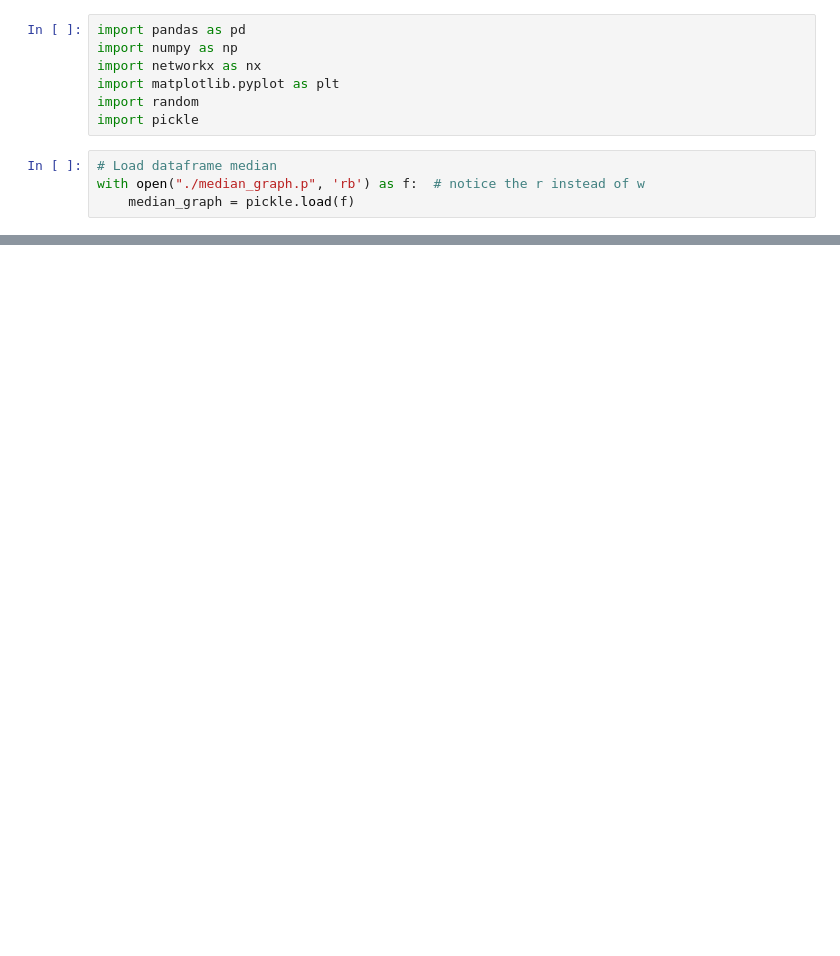
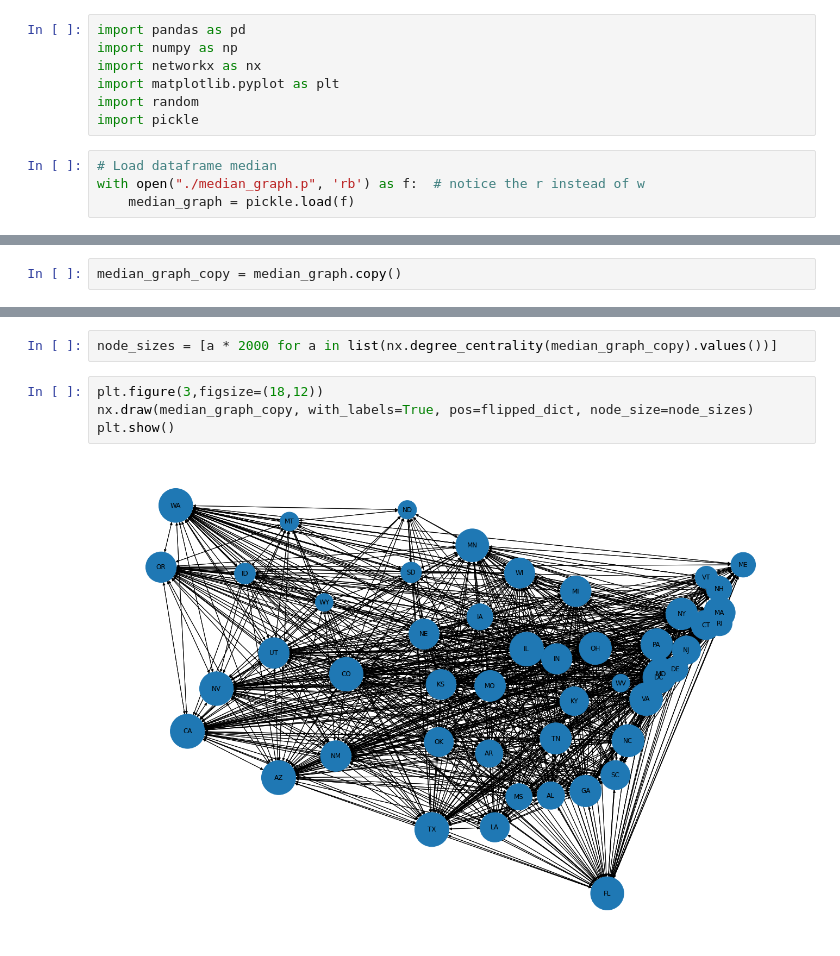
Before and after one commit to psyrgkan/NetworkAnalysis, a Jupyter notebook: draw_graph_with_pos.ipynb, the cells around one changed output, grey strips where cells are left out. Saved outputs shown, nothing was run; the diff lists cells and outputs as text; blank space fills up the shorter version.

```diff
--- a/draw_graph_with_pos.ipynb
+++ b/draw_graph_with_pos.ipynb
@@ -16,0 +71,2 @@ plt.show()
+# %%
+median_graph_copy = median_graph.copy()
@@ -16,0 +80,8 @@ plt.show()
+# %%
+node_sizes = [a * 2000 for a in list(nx.degree_centrality(median_graph_copy).values())]
+# %%
+plt.figure(3,figsize=(18,12))
+nx.draw(median_graph_copy, with_labels=True, pos=flipped_dict, node_size=node_sizes)
+plt.show()
+# %% [output]
+[figure, added]
```
Also changed, not shown: parts of 5 cells of this notebook, 2 other files.
